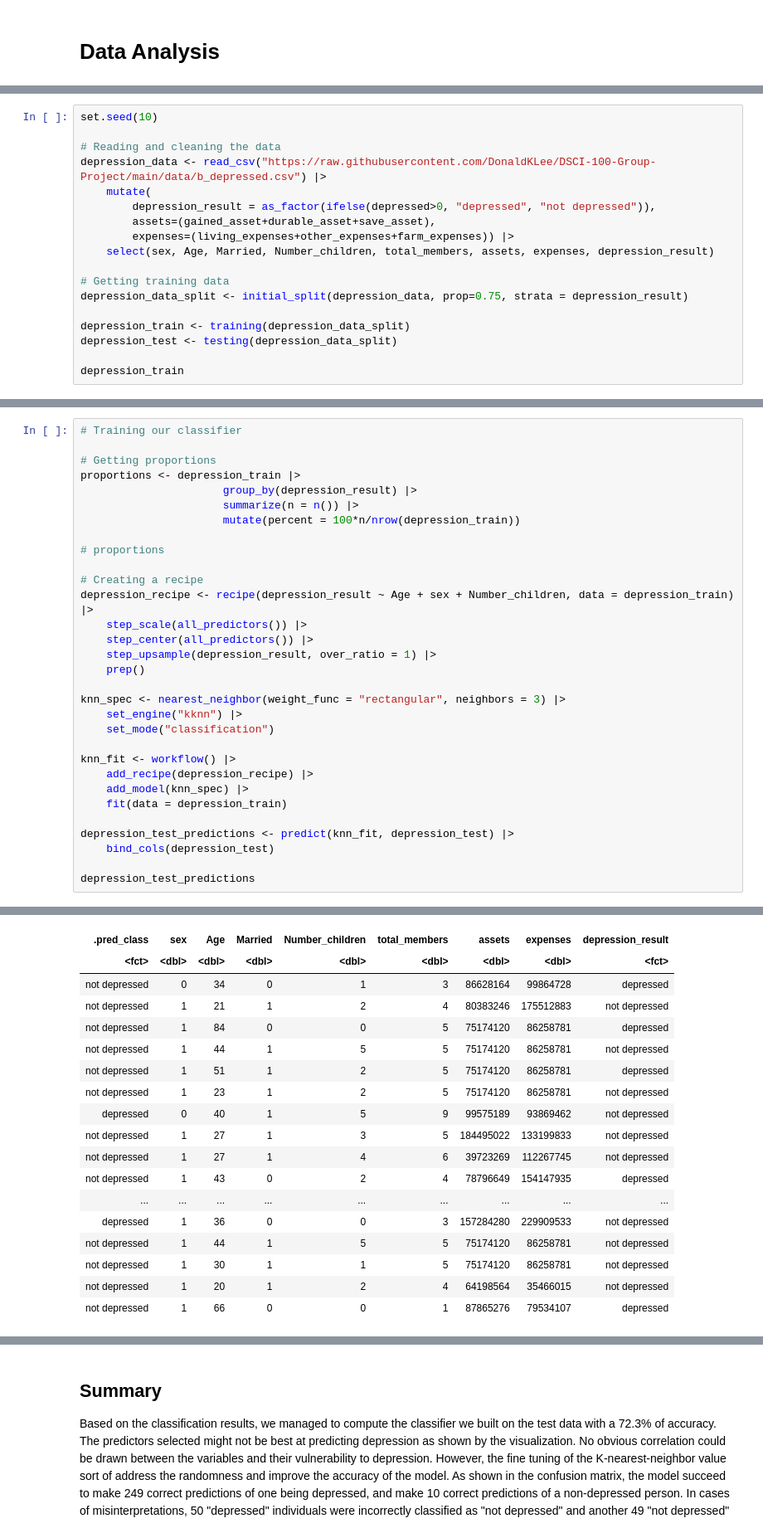
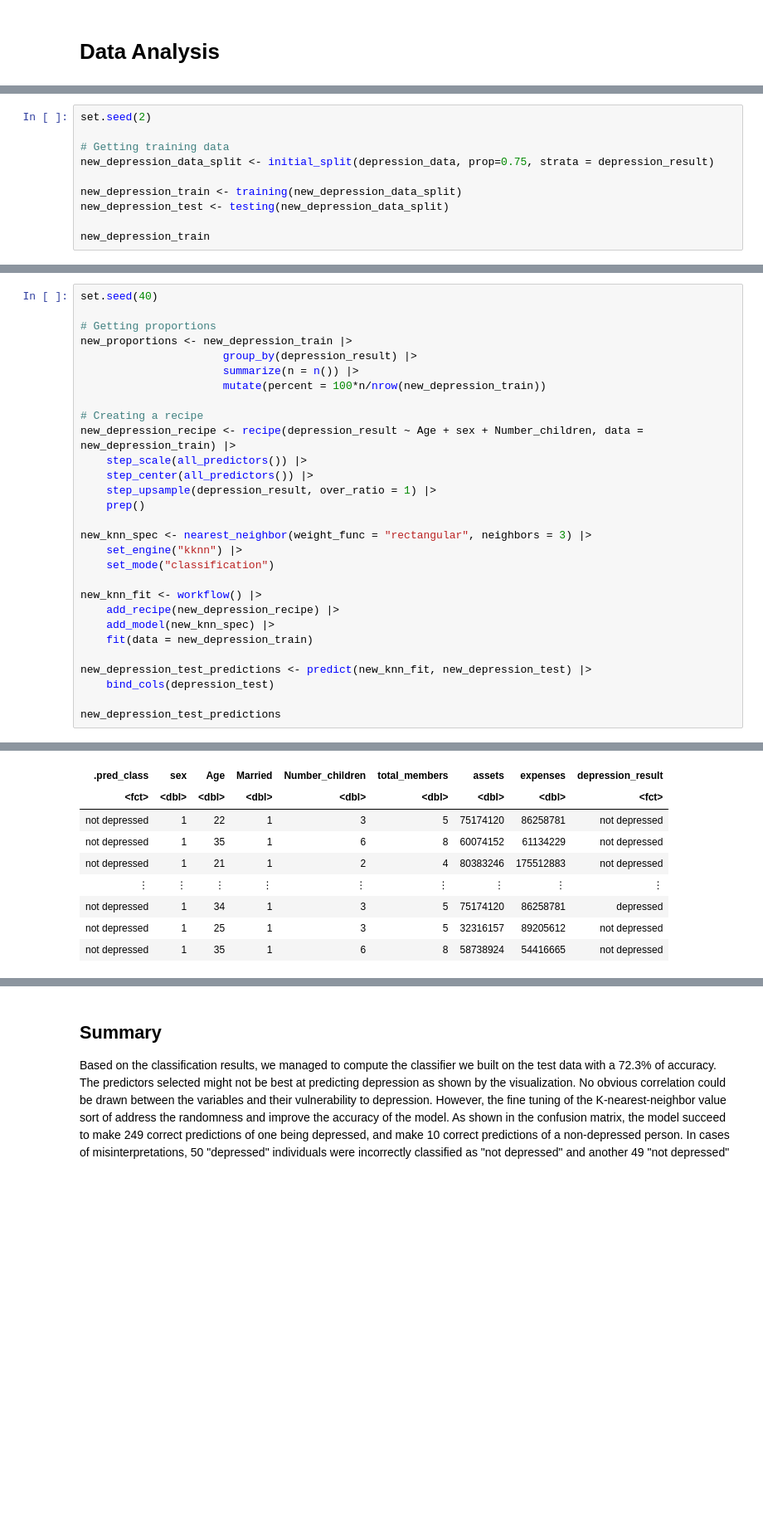
Before and after one commit to DonaldKLee/DSCI-100-Group-Project, a Jupyter notebook: main.ipynb, the cells around one changed output, grey strips where cells are left out. Shown: that part at 83% size. Drawn from its saved outputs; the diff is of its cells as text; blank space fills up the shorter version.

```diff
--- a/main.ipynb
+++ b/main.ipynb
@@ -410,19 +375,11 @@ Prediction      not depressed depressed
 # %%
-set.seed(10)
-
-# Reading and cleaning the data
-depression_data <- read_csv("https://raw.githubusercontent.com/DonaldKLee/DSCI-100-Group-Project/main/data/b_depressed.csv") |>
-    mutate(
-        depression_result = as_factor(ifelse(depressed>0, "depressed", "not depressed")),
-        assets=(gained_asset+durable_asset+save_asset),
-        expenses=(living_expenses+other_expenses+farm_expenses)) |>
-    select(sex, Age, Married, Number_children, total_members, assets, expenses, depression_result)
+set.seed(2)
 
 # Getting training data
-depression_data_split <- initial_split(depression_data, prop=0.75, strata = depression_result)
+new_depression_data_split <- initial_split(depression_data, prop=0.75, strata = depression_result)
 
-depression_train <- training(depression_data_split)
-depression_test <- testing(depression_data_split)
+new_depression_train <- training(new_depression_data_split)
+new_depression_test <- testing(new_depression_data_split)
 
-depression_train
+new_depression_train
 # %% [output]
@@ -455,52 +398,41 @@ A tibble: 1071 × 8
 # %%
-# Training our classifier
+set.seed(40)
 
 # Getting proportions
-proportions <- depression_train |>
+new_proportions <- new_depression_train |>
                       group_by(depression_result) |>
                       summarize(n = n()) |>
-                      mutate(percent = 100*n/nrow(depression_train))
-
-# proportions
+                      mutate(percent = 100*n/nrow(new_depression_train))
 
 # Creating a recipe
-depression_recipe <- recipe(depression_result ~ Age + sex + Number_children, data = depression_train) |>
+new_depression_recipe <- recipe(depression_result ~ Age + sex + Number_children, data = new_depression_train) |>
     step_scale(all_predictors()) |>
     step_center(all_predictors()) |>
     step_upsample(depression_result, over_ratio = 1) |>
     prep()
 
-knn_spec <- nearest_neighbor(weight_func = "rectangular", neighbors = 3) |>
+new_knn_spec <- nearest_neighbor(weight_func = "rectangular", neighbors = 3) |>
     set_engine("kknn") |>
     set_mode("classification")
 
-knn_fit <- workflow() |>
-    add_recipe(depression_recipe) |>
-    add_model(knn_spec) |>
-    fit(data = depression_train)
+new_knn_fit <- workflow() |>
+    add_recipe(new_depression_recipe) |>
+    add_model(new_knn_spec) |>
+    fit(data = new_depression_train)
 
-depression_test_predictions <- predict(knn_fit, depression_test) |>
+new_depression_test_predictions <- predict(new_knn_fit, new_depression_test) |>
     bind_cols(depression_test)
 
-depression_test_predictions
+new_depression_test_predictions
 # %% [output]
 A tibble: 358 × 9
 | .pred_class | sex | Age | Married | Number_children | total_members | assets | expenses | depression_result |
 | <fct> | <dbl> | <dbl> | <dbl> | <dbl> | <dbl> | <dbl> | <dbl> | <fct> |
-| not depressed | 0 | 34 | 0 | 1 | 3 | 86628164 | 99864728 | depressed |
+| not depressed | 1 | 22 | 1 | 3 | 5 | 75174120 | 86258781 | not depressed |
+| not depressed | 1 | 35 | 1 | 6 | 8 | 60074152 | 61134229 | not depressed |
 | not depressed | 1 | 21 | 1 | 2 | 4 | 80383246 | 175512883 | not depressed |
-| not depressed | 1 | 84 | 0 | 0 | 5 | 75174120 | 86258781 | depressed |
-| not depressed | 1 | 44 | 1 | 5 | 5 | 75174120 | 86258781 | not depressed |
-| not depressed | 1 | 51 | 1 | 2 | 5 | 75174120 | 86258781 | depressed |
-| not depressed | 1 | 23 | 1 | 2 | 5 | 75174120 | 86258781 | not depressed |
-| depressed | 0 | 40 | 1 | 5 | 9 | 99575189 | 93869462 | not depressed |
-| not depressed | 1 | 27 | 1 | 3 | 5 | 184495022 | 133199833 | not depressed |
-| not depressed | 1 | 27 | 1 | 4 | 6 | 39723269 | 112267745 | not depressed |
-| not depressed | 1 | 43 | 0 | 2 | 4 | 78796649 | 154147935 | depressed |
-| ... | ... | ... | ... | ... | ... | ... | ... | ... |
-| depressed | 1 | 36 | 0 | 0 | 3 | 157284280 | 229909533 | not depressed |
-| not depressed | 1 | 44 | 1 | 5 | 5 | 75174120 | 86258781 | not depressed |
-| not depressed | 1 | 30 | 1 | 1 | 5 | 75174120 | 86258781 | not depressed |
-| not depressed | 1 | 20 | 1 | 2 | 4 | 64198564 | 35466015 | not depressed |
-| not depressed | 1 | 66 | 0 | 0 | 1 | 87865276 | 79534107 | depressed |
+| ⋮ | ⋮ | ⋮ | ⋮ | ⋮ | ⋮ | ⋮ | ⋮ | ⋮ |
+| not depressed | 1 | 34 | 1 | 3 | 5 | 75174120 | 86258781 | depressed |
+| not depressed | 1 | 25 | 1 | 3 | 5 | 32316157 | 89205612 | not depressed |
+| not depressed | 1 | 35 | 1 | 6 | 8 | 58738924 | 54416665 | not depressed |
 # %% [markdown]
```
Also changed, not shown: parts of 28 cells of this notebook.
